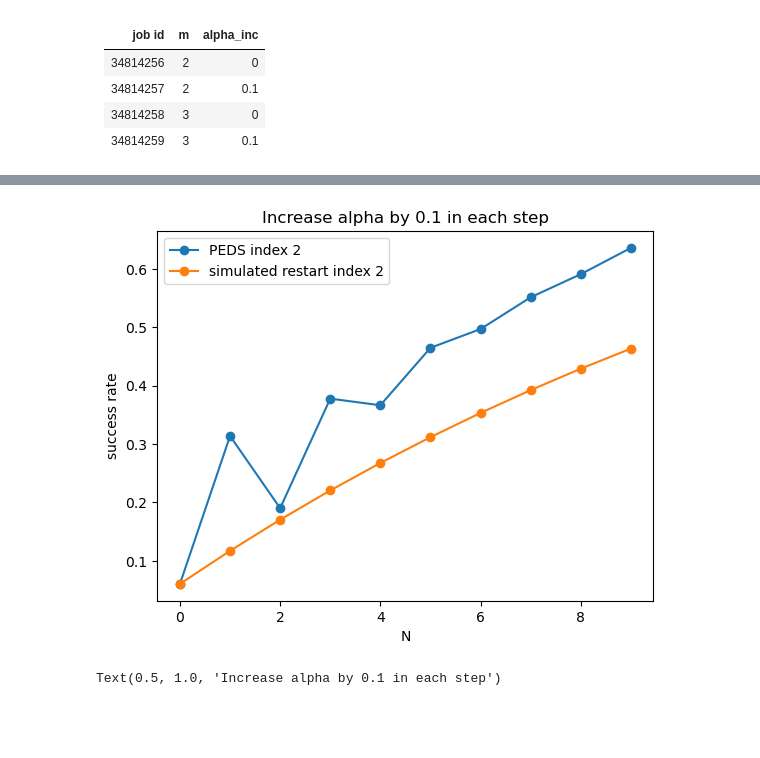
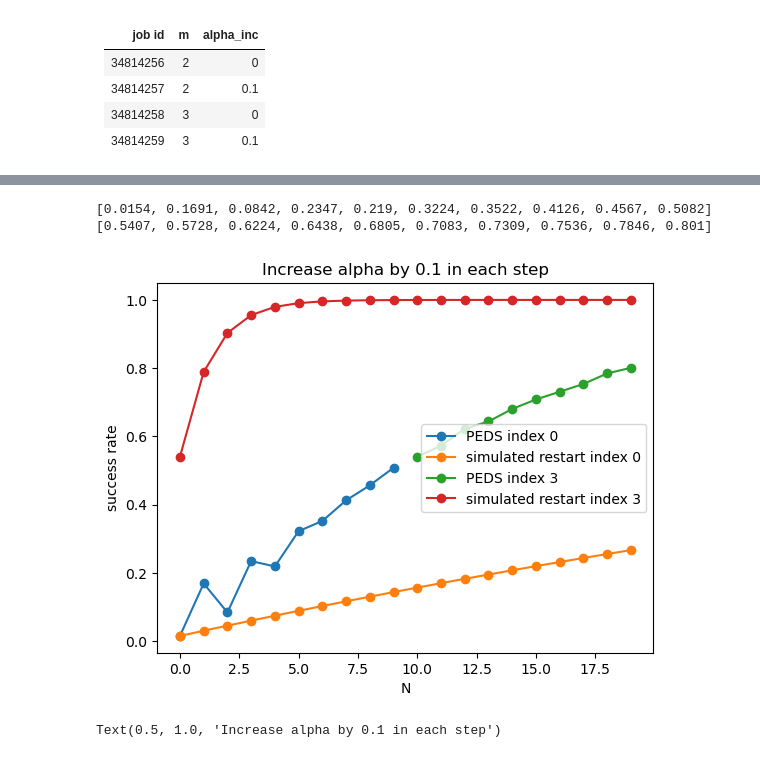
Before and after one commit to charliezchen/SA-PEDS, a Jupyter notebook: optimize_peds.ipynb, the cells around one changed output, grey strips where cells are left out. Drawn from its saved outputs; the diff is of its cells as text; code cells hidden in the pictures; blank space fills up the shorter version.

```diff
--- a/optimize_peds.ipynb
+++ b/optimize_peds.ipynb
@@ -299,0 +343,24 @@ experiment_m2_alphainc0.0_0622_1138.pkl
+# %%
+m=6
+alpha_inc = 0.1
+data = []
+for i in range(len(data_list)-1,-1,-1):
+    meta = meta_data_list[i]
+    if meta['m'] == m and meta['alpha_inc'] == alpha_inc:
+        data += data_list[i]
+print("Length:",len(data))
+
+succ = [d['success_rate'] for d in data]
+X = [d['N'] for d in data]
+zipped = sorted(zip(X, succ))
+X, succ = zip(*zipped)
+print(X)
+print(succ)
+
+simulated_restart = [1 - (1 - succ[0]) ** (N + 1) for N in range(len(succ))]
+plt.plot(X, succ, 'o-', label=f'PEDS')
+plt.plot(X,simulated_restart, 'o-', label=f'simulated restart')
+plt.xlabel("N")
+plt.legend()
+plt.ylabel("success rate")
+plt.title("Increase alpha by 0.1 in each step\n m={} alpha_inc={}".format(m, alpha_inc))
@@ -300,20 +375,24 @@ experiment_m2_alphainc0.0_0622_1138.pkl
 # %%
-index_list = [2]
+index_list = [0, 3]
 for index in index_list:
     succ = [data['success_rate'] for data in data_list[index]]
-    simulated_restart = [1 - (1 - succ[0]) ** (N + 1) for N in range(len(succ))]
-    plt.plot(succ, 'o-', label=f'PEDS index {index}')
+    X = [data['N']-1 for data in data_list[index]]
+    print(succ)
+    simulated_restart = [1 - (1 - succ[0]) ** (N + 1) for N in range(len(succ)*2)]
+    plt.plot(X, succ, 'o-', label=f'PEDS index {index}')
     plt.plot(simulated_restart, 'o-', label=f'simulated restart index {index}')
 
 # plt.ylim(0, 1)
 plt.xlabel("N")
 plt.legend()
 plt.ylabel("success rate")
 plt.title("Increase alpha by 0.1 in each step")
 
 plt.show()
 # %% [output]
+[0.0154, 0.1691, 0.0842, 0.2347, 0.219, 0.3224, 0.3522, 0.4126, 0.4567, 0.5082]
+[0.5407, 0.5728, 0.6224, 0.6438, 0.6805, 0.7083, 0.7309, 0.7536, 0.7846, 0.801]
-[figure, old version]
+[figure, new version]
 # %%
 succ = [data[i]['success_rate'] for i in range(len(data))]
 simulated_restart = [1-(1-(succ[0]))** (N+1) for N in range(len(data))]
```
Also changed, not shown: parts of 6 cells of this notebook.
